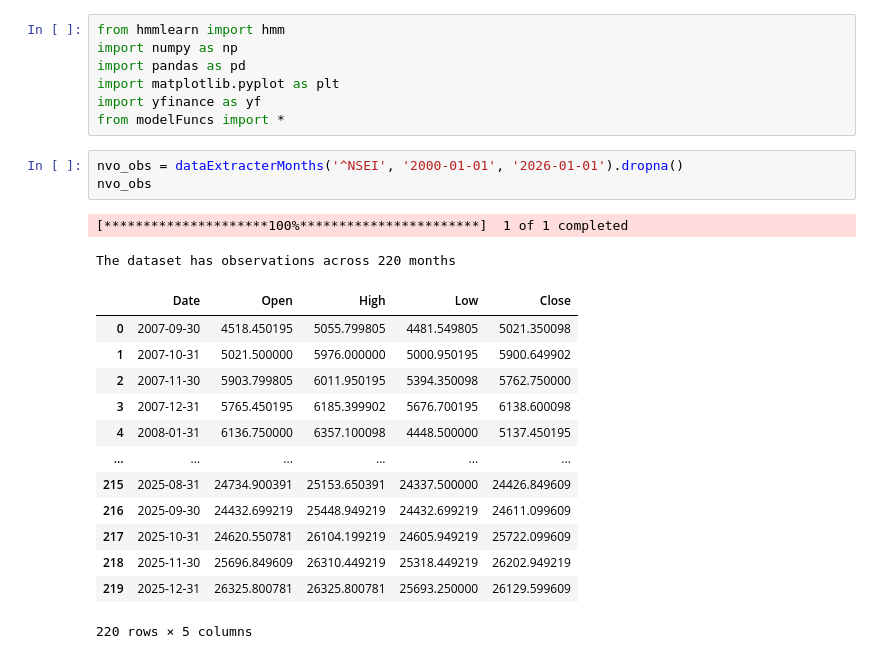
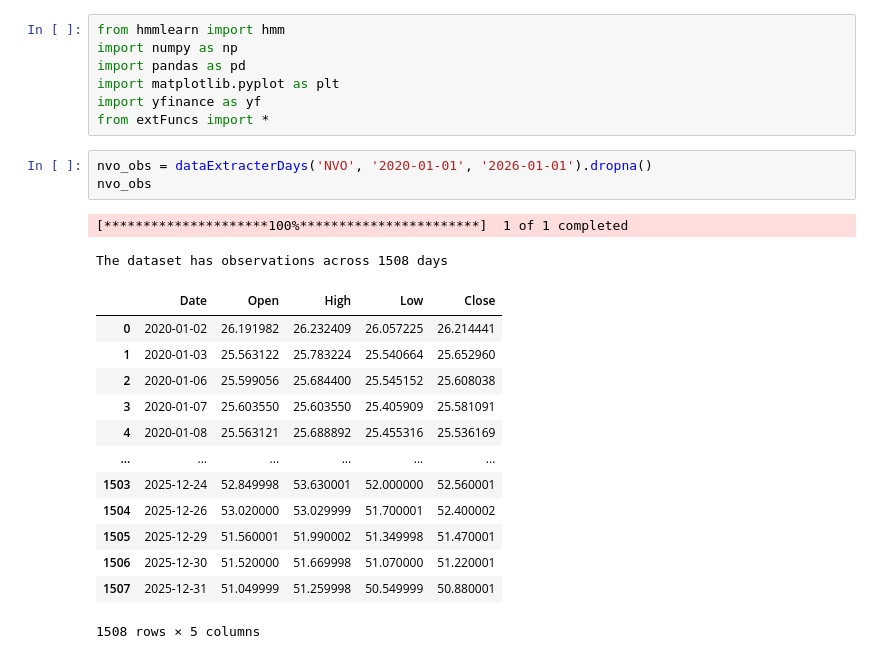
Before and after one commit to anderswol/AppStat2, a Jupyter notebook: Aske/aske_lognormal_pred.ipynb, the cells around one changed output. Drawn from its saved outputs; the diff is of its cells as text.

```diff
--- a/Aske/aske_lognormal_pred.ipynb
+++ b/Aske/aske_lognormal_pred.ipynb
@@ -4,23 +4,23 @@ import numpy as np
 import pandas as pd
 import matplotlib.pyplot as plt
 import yfinance as yf
-from modelFuncs import *
+from extFuncs import *
 # %%
-nvo_obs = dataExtracterMonths('^NSEI', '2000-01-01', '2026-01-01').dropna()
+nvo_obs = dataExtracterDays('NVO', '2020-01-01', '2026-01-01').dropna()
 nvo_obs
 # %% [output]
 [*********************100%***********************]  1 of 1 completed
-The dataset has observations across 220 months
+The dataset has observations across 1508 days
 |  | Date | Open | High | Low | Close |
-| 0 | 2007-09-30 | 4518.450195 | 5055.799805 | 4481.549805 | 5021.350098 |
-| 1 | 2007-10-31 | 5021.500000 | 5976.000000 | 5000.950195 | 5900.649902 |
-| 2 | 2007-11-30 | 5903.799805 | 6011.950195 | 5394.350098 | 5762.750000 |
-| 3 | 2007-12-31 | 5765.450195 | 6185.399902 | 5676.700195 | 6138.600098 |
-| 4 | 2008-01-31 | 6136.750000 | 6357.100098 | 4448.500000 | 5137.450195 |
+| 0 | 2020-01-02 | 26.191982 | 26.232409 | 26.057225 | 26.214441 |
+| 1 | 2020-01-03 | 25.563122 | 25.783224 | 25.540664 | 25.652960 |
+| 2 | 2020-01-06 | 25.599056 | 25.684400 | 25.545152 | 25.608038 |
+| 3 | 2020-01-07 | 25.603550 | 25.603550 | 25.405909 | 25.581091 |
+| 4 | 2020-01-08 | 25.563121 | 25.688892 | 25.455316 | 25.536169 |
 | ... | ... | ... | ... | ... | ... |
-| 215 | 2025-08-31 | 24734.900391 | 25153.650391 | 24337.500000 | 24426.849609 |
-| 216 | 2025-09-30 | 24432.699219 | 25448.949219 | 24432.699219 | 24611.099609 |
-| 217 | 2025-10-31 | 24620.550781 | 26104.199219 | 24605.949219 | 25722.099609 |
-| 218 | 2025-11-30 | 25696.849609 | 26310.449219 | 25318.449219 | 26202.949219 |
-| 219 | 2025-12-31 | 26325.800781 | 26325.800781 | 25693.250000 | 26129.599609 |
+| 1503 | 2025-12-24 | 52.849998 | 53.630001 | 52.000000 | 52.560001 |
+| 1504 | 2025-12-26 | 53.020000 | 53.029999 | 51.700001 | 52.400002 |
+| 1505 | 2025-12-29 | 51.560001 | 51.990002 | 51.349998 | 51.470001 |
+| 1506 | 2025-12-30 | 51.520000 | 51.669998 | 51.070000 | 51.220001 |
+| 1507 | 2025-12-31 | 51.049999 | 51.259998 | 50.549999 | 50.880001 |
-220 rows × 5 columns
+1508 rows × 5 columns
```
Also changed, not shown: parts of 11 cells of this notebook, 1 other file.
